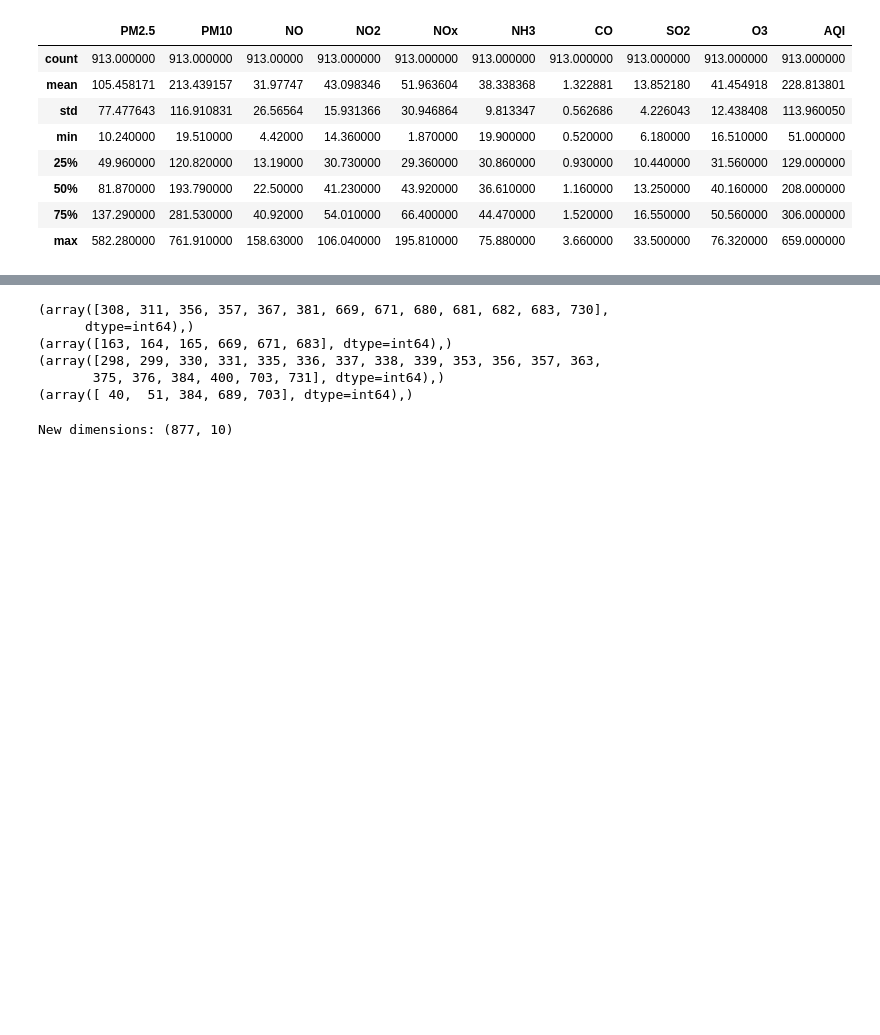
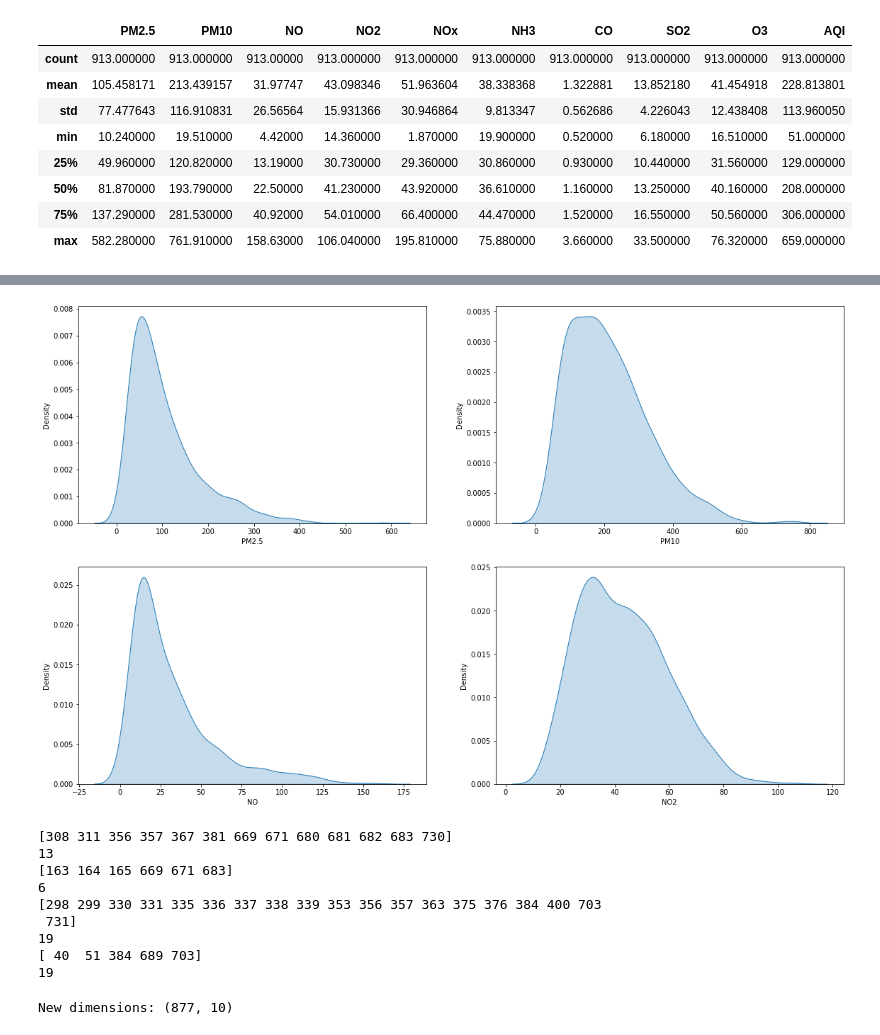
Before and after one commit to akshitasemwal/AQI, a Jupyter notebook: AQI using regression techniques.ipynb, the cells around one changed output, grey strips where cells are left out. Saved outputs shown, nothing was run; the diff lists cells and outputs as text; code cells hidden in the pictures; blank space fills up the shorter version.

```diff
--- a/AQI using regression techniques.ipynb
+++ b/AQI using regression techniques.ipynb
@@ -78,20 +83,39 @@ dataplot=sb.heatmap(df.corr(),annot=True, cmap='YlGnBu')
+# %%
+fig, axs = plt.subplots(nrows = 2, ncols = 2, figsize = (8, 5))
+
+sns.kdeplot(data = aqi_data, x = 'PM2.5', shade = True, ax = axs[0][0])
+sns.kdeplot(data = aqi_data, x = 'PM10', shade = True, ax = axs[0][1])
+sns.kdeplot(data = aqi_data, x = 'NO', shade = True, ax = axs[1][0])
+sns.kdeplot(data = aqi_data, x = 'NO2', shade = True, ax = axs[1][1])
+
+plt.subplots_adjust(top = 2, right = 2)
+plt.show()
+# %% [output]
+[figure, added]
 # %%
-zscore1= np.abs(stats.zscore(df['PM2.5']))
-print(np.where(zscore1>3))
+zscore1= np.abs(stats.zscore(aqi_data['PM2.5']))
+print(np.where(zscore1>3)[0])
+print(len(np.where(zscore1>3)[0]))
 
-zscore2= np.abs(stats.zscore(df['PM10']))
-print(np.where(zscore2>3))
+zscore2= np.abs(stats.zscore(aqi_data['PM10']))
+print(np.where(zscore2>3)[0])
+print(len(np.where(zscore2>3)[0]))
 
-zscore3= np.abs(stats.zscore(df['NO']))
-print(np.where(zscore3>3))
+zscore3= np.abs(stats.zscore(aqi_data['NO']))
+print(np.where(zscore3>3)[0])
+print(len(np.where(zscore3>3)[0]))
 
-zscore4= np.abs(stats.zscore(df['NO2']))
-print(np.where(zscore4>3))
+zscore4= np.abs(stats.zscore(aqi_data['NO2']))
+print(np.where(zscore4>3)[0])
+print(len(np.where(zscore3>3)[0]))
 # %% [output]
-(array([308, 311, 356, 357, 367, 381, 669, 671, 680, 681, 682, 683, 730],
-      dtype=int64),)
-(array([163, 164, 165, 669, 671, 683], dtype=int64),)
-(array([298, 299, 330, 331, 335, 336, 337, 338, 339, 353, 356, 357, 363,
-       375, 376, 384, 400, 703, 731], dtype=int64),)
-(array([ 40,  51, 384, 689, 703], dtype=int64),)
+[308 311 356 357 367 381 669 671 680 681 682 683 730]
+13
+[163 164 165 669 671 683]
+6
+[298 299 330 331 335 336 337 338 339 353 356 357 363 375 376 384 400 703
+ 731]
+19
+[ 40  51 384 689 703]
+19
 # %%
```
Also changed, not shown: parts of 27 cells of this notebook.
